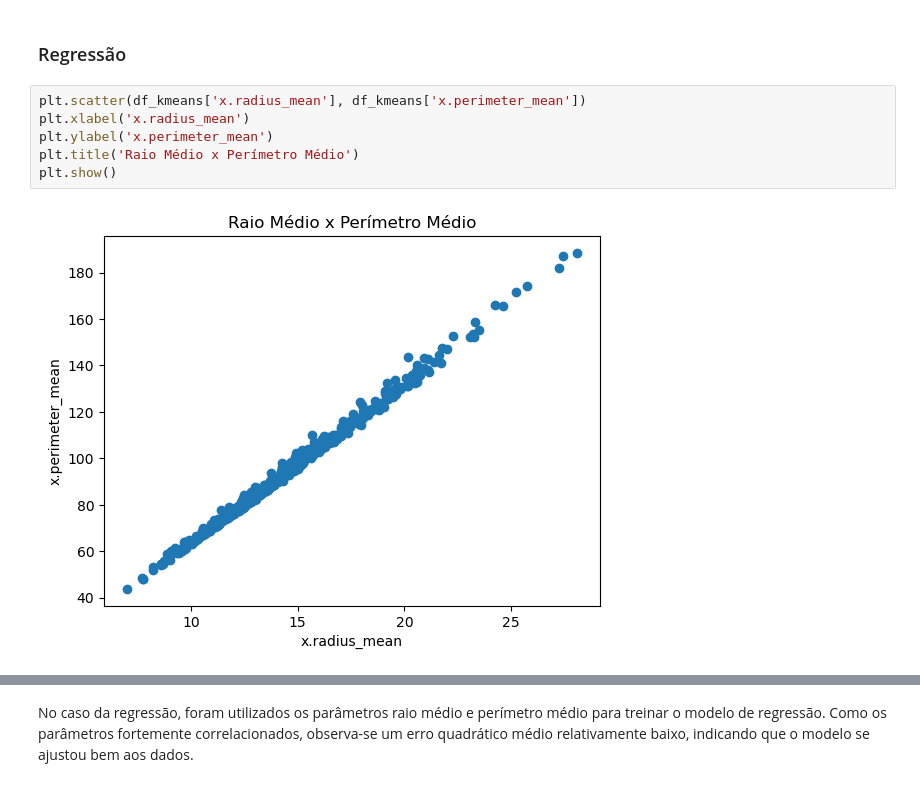
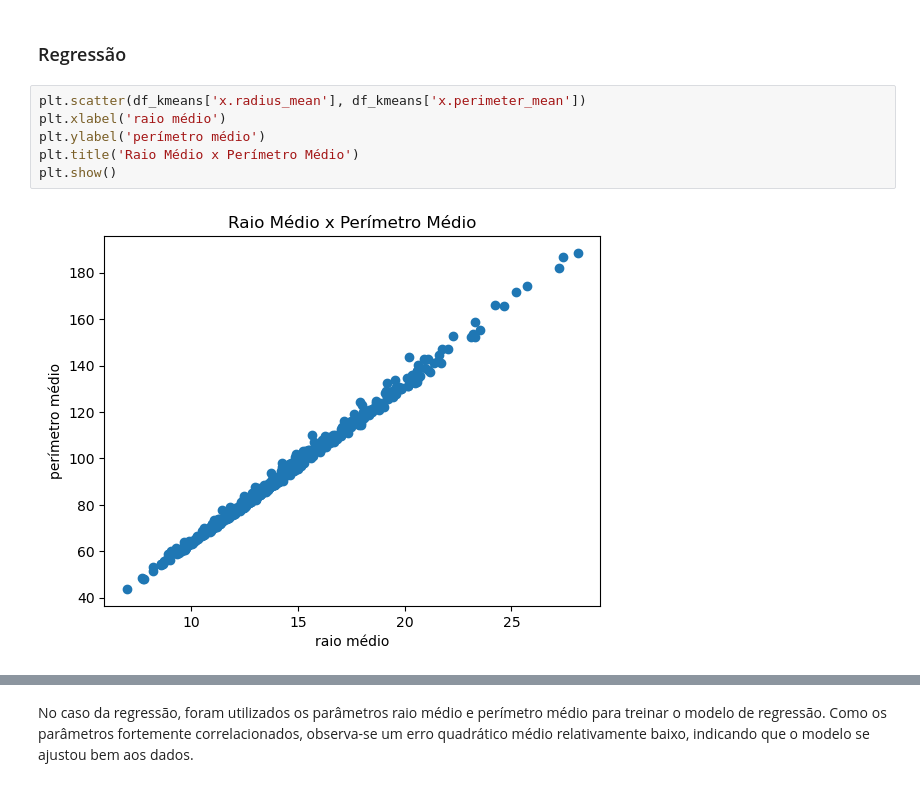
Before and after one commit to HugoVasc/MachineLearning, a Jupyter notebook: CIS/Trainee/1º Período/notebook.ipynb, the cells around one changed output, grey strips where cells are left out. Drawn from its saved outputs; the diff is of its cells as text.

```diff
--- a/CIS/Trainee/1º Período/notebook.ipynb
+++ b/CIS/Trainee/1º Período/notebook.ipynb
@@ -192,12 +175,12 @@ Observando os resultados, pode se observar que com apenas alguns parâmetros já
 ### Regressão
 # %%
 plt.scatter(df_kmeans['x.radius_mean'], df_kmeans['x.perimeter_mean'])
-plt.xlabel('x.radius_mean')
-plt.ylabel('x.perimeter_mean')
+plt.xlabel('raio médio')
+plt.ylabel('perímetro médio')
 plt.title('Raio Médio x Perímetro Médio')
 plt.show()
 # %% [output]
-[figure, old version]
+[figure, new version]
 # %%
 # Regressão Linear
 
```
Also changed, not shown: parts of 5 cells of this notebook, 2 other files.
